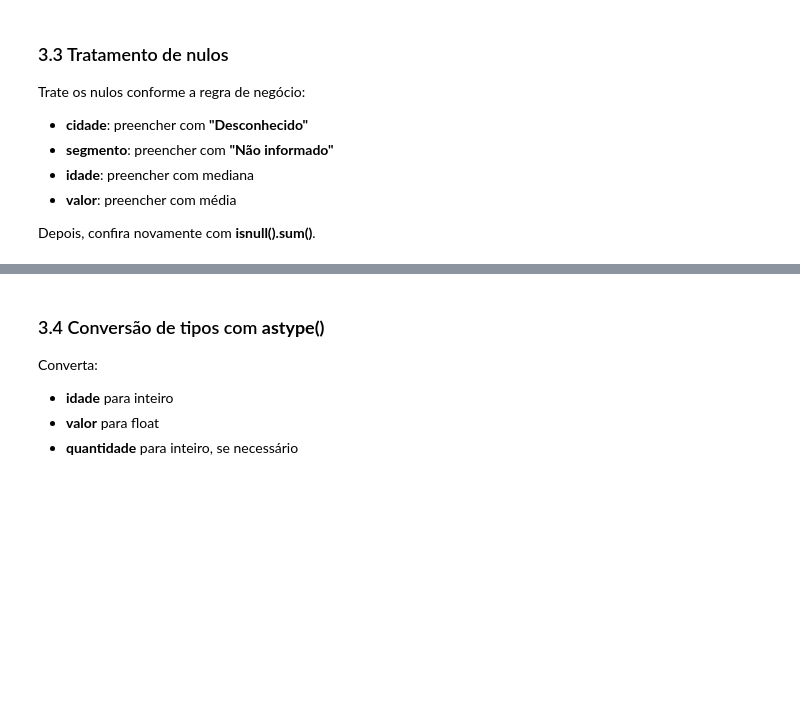
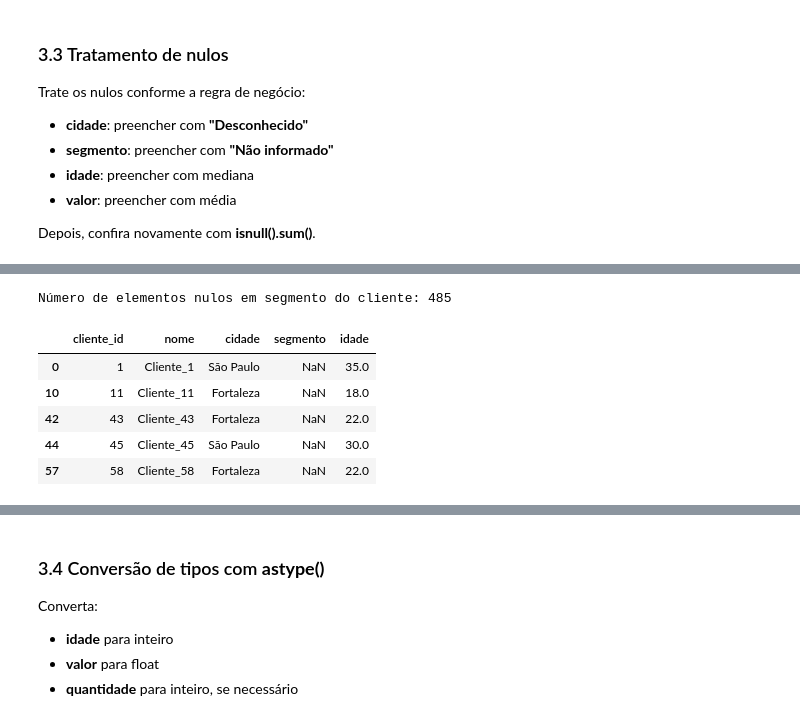
Before and after one commit to Somutt/revisao_py, a Jupyter notebook: 02_data_analysis/pandas_ecommerce.ipynb, the cells around one changed output, grey strips where cells are left out. Cells and saved outputs as stored; diff of their text form; code cells hidden in the pictures; blank space fills up the shorter version.

```diff
--- a/02_data_analysis/pandas_ecommerce.ipynb
+++ b/02_data_analysis/pandas_ecommerce.ipynb
@@ -439,0 +686,13 @@ Depois, confira novamente com **isnull().sum()**.
+# %%
+segmento_nan = clientes_df['segmento'].isna()
+
+print(f'Número de elementos nulos em segmento do cliente: {len(clientes_df[segmento_nan])}')
+clientes_df[segmento_nan].head()
+# %% [output]
+Número de elementos nulos em segmento do cliente: 485
+|  | cliente_id | nome | cidade | segmento | idade |
+| 0 | 1 | Cliente_1 | São Paulo | NaN | 35.0 |
+| 10 | 11 | Cliente_11 | Fortaleza | NaN | 18.0 |
+| 42 | 43 | Cliente_43 | Fortaleza | NaN | 22.0 |
+| 44 | 45 | Cliente_45 | São Paulo | NaN | 30.0 |
+| 57 | 58 | Cliente_58 | Fortaleza | NaN | 22.0 |
```
Also changed, not shown: parts of 63 cells of this notebook.
